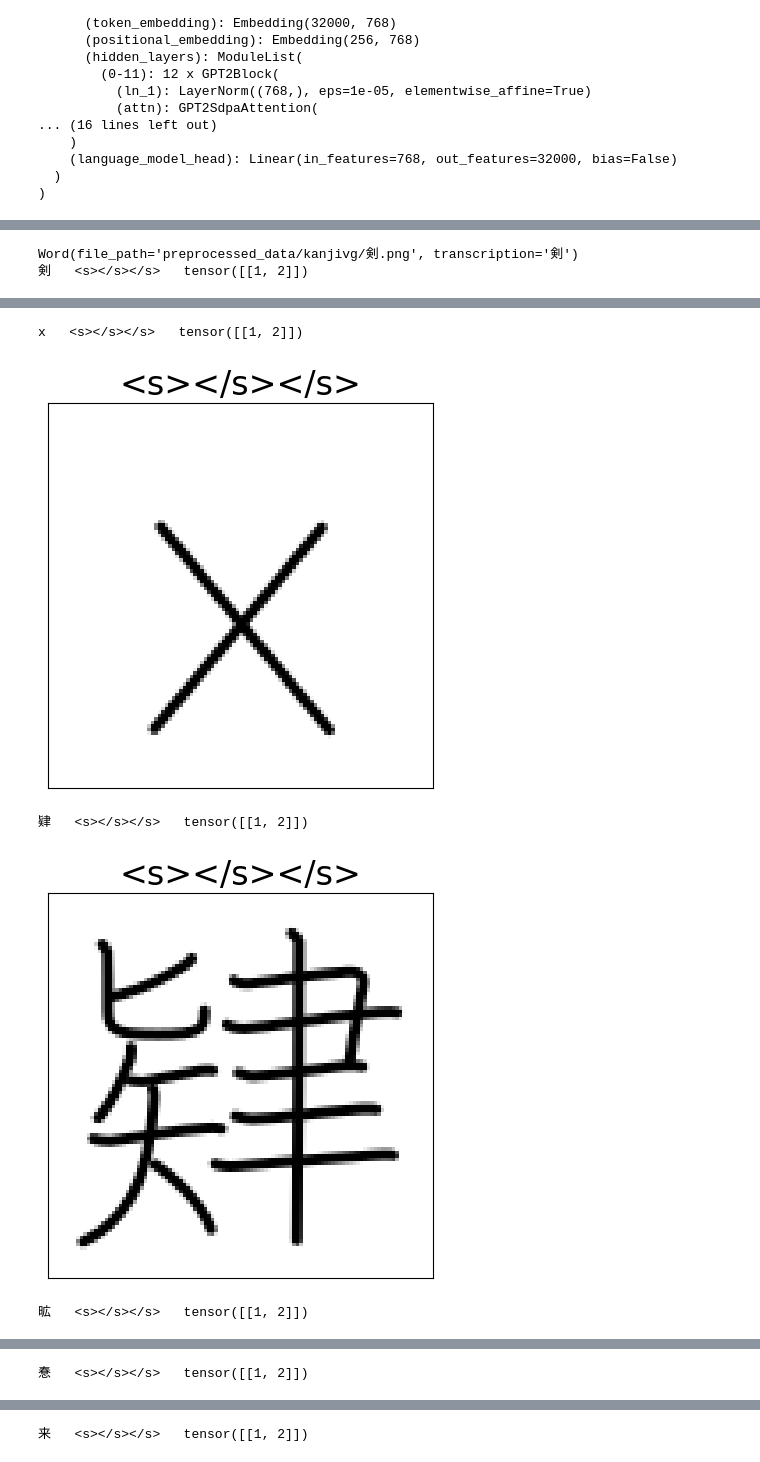
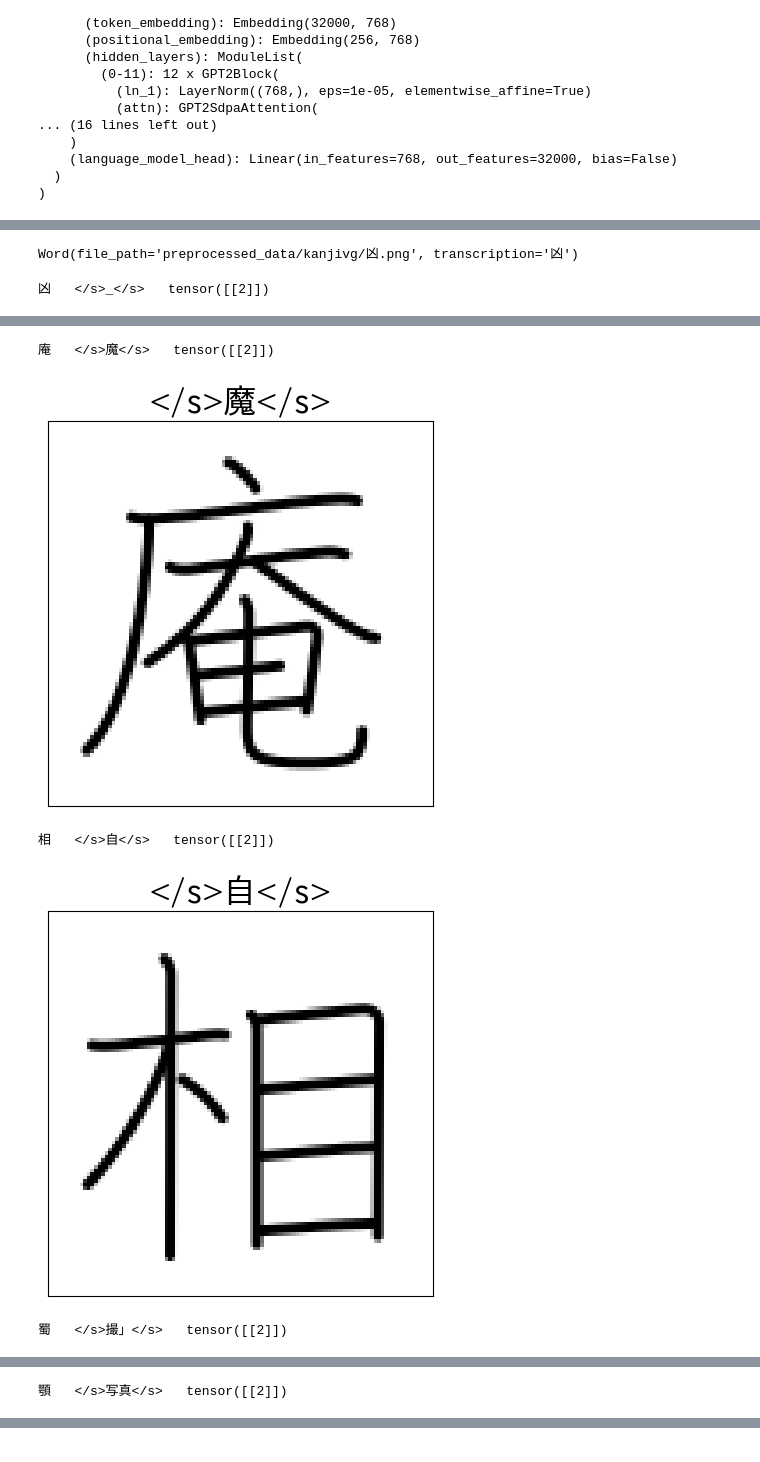
Before and after one commit to KimDamir/LLM-for-Japanese-Text-OCR-Automating-Kuzushiji-Recognition-Using-Decoder-only-OCR-Architecture, a Jupyter notebook: examples/Evaluate.ipynb, the cells around one changed output, grey strips where cells are left out. Drawn from its saved outputs; the diff is of its cells as text; code cells hidden in the pictures.

Commit message:
for training

```diff
--- a/examples/Evaluate.ipynb
+++ b/examples/Evaluate.ipynb
@@ -1,13 +1,17 @@
 # %%
 from pathlib import Path
 
-MODEL='Version1'
+MODEL='Version3'
 
 DATASET_PATH=Path('preprocessed_data')
 
 DATASET_PATH.mkdir(parents=True, exist_ok=True)
 
-EVALUATE = False
+EVALUATE = True
+
+DATASETS_TO_EXCLUDE = ['tr'] #Datasets to exclude from evaluation
+
+DATASET_TO_CHECK = ['kanjivg'] #Datasets to show images and example predictions from
 # %%
 import json
 def get_word_files(dataset_path, isTr=False):
@@ -118,9 +122,19 @@ class Word:
     transcription: str
 
 
-def get_word(word_file, isTr=False):
+def get_word(word_file):
     words = []
-    file_path = str(DATASET_PATH / 'text_renderer' / 'images' / (word_file[0] + '.jpg')) if isTr else word_file[0]
+    words.append(
+        Word(
+            file_path=word_file[0],
+            transcription=word_file[1]
+        )
+    )
+    return words
+
+def get_tr_word(word_file):
+    words = []
+    file_path = str(DATASET_PATH / 'text_renderer' / 'images' / (word_file[0] + '.jpg'))
     words.append(
         Word(
             file_path=file_path,
@@ -141,7 +155,7 @@ class IAMDataset(Dataset):
     def __getitem__(self, item):
         inputs = self.processor(
             images=Image.open(self.words[item].file_path).convert('RGB'),
-            texts='',
+            texts=self.words[item].transcription,
             padding='max_length',
             return_tensors="pt",
             return_labels=True,
@@ -149,7 +163,8 @@ class IAMDataset(Dataset):
         return {
             'pixel_values': inputs.pixel_values[0],
             'input_ids': inputs.input_ids[0],
-            'attention_mask': inputs.attention_mask[0],
+            'input_attention_mask': inputs.input_attention_mask[0],
+            'label_attention_mask': inputs.label_attention_mask[0],
             'labels': inputs.labels[0]
         }
 
@@ -163,11 +178,11 @@ import multiprocessing as mp
 train_word_records = {}
 for pair in words_list:
     isTr = pair[1] == 'tr'
-    args = zip(pair[0], [isTr]* len(pair[0]))
+    if pair[1] in DATASETS_TO_EXCLUDE : continue
     with mp.Pool(processes=mp.cpu_count()) as pool:
         word_list = list(
             tqdm.tqdm(
-                pool.imap(get_word, pair[0]),
+                pool.imap(get_tr_word, pair[0]) if isTr else pool.imap(get_word, pair[0]),
                 total=len(pair[0]),
                 desc='Building dataset'
             )
@@ -201,15 +224,15 @@ import matplotlib.pyplot as plt
 
 from PIL import Image
 
-print(train_word_records['kanjivg'][10])
+print(train_word_records[DATASET_TO_CHECK[0]][0])
 
-for test_word_record in train_word_records['kanjivg'][10:30]:
+for test_word_record in train_word_records[DATASET_TO_CHECK[0]][:10]:
     image_file = test_word_record.file_path
     image = Image.open(image_file).convert('RGB')
 
     inputs = test_processor(
         images=image,
-        texts=test_processor.tokeniser.bos_token,
+        texts='',
         return_tensors='pt'
     )
 
@@ -228,5 +251,5 @@ for test_word_record in train_word_records['kanjivg'][10:30]:
     plt.xticks([]), plt.yticks([])
     plt.show()
 # %% [output]
-Word(file_path='preprocessed_data/kanjivg/剣.png', transcription='剣')
-剣   <s></s></s>   tensor([[1, 2]])
+Word(file_path='preprocessed_data/kanjivg/凶.png', transcription='凶')
+凶   </s>_</s>   tensor([[2]])
@@ -234,5 +257,5 @@ Word(file_path='preprocessed_data/kanjivg/剣.png', transcription='剣')
-x   <s></s></s>   tensor([[1, 2]])
+庵   </s>魔</s>   tensor([[2]])
-[figure, old version]
+[figure, new version]
-肄   <s></s></s>   tensor([[1, 2]])
+相   </s>自</s>   tensor([[2]])
-[figure, old version]
+[figure, new version]
-昿   <s></s></s>   tensor([[1, 2]])
+蜀   </s>撮」</s>   tensor([[2]])
@@ -240 +263 @@ x   <s></s></s>   tensor([[1, 2]])
-惷   <s></s></s>   tensor([[1, 2]])
+顎   </s>写真</s>   tensor([[2]])
@@ -242 +264,0 @@ x   <s></s></s>   tensor([[1, 2]])
-来   <s></s></s>   tensor([[1, 2]])
```
Also changed, not shown: parts of 5 cells of this notebook, 30 other files.
